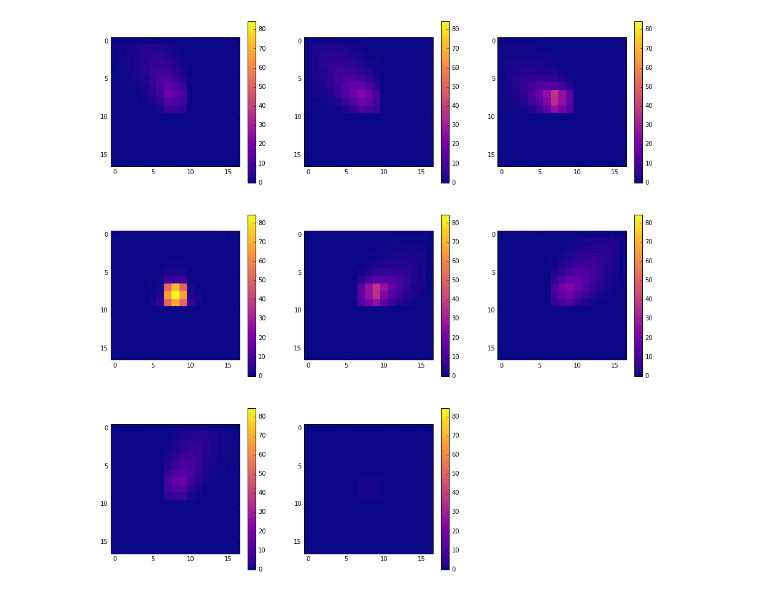
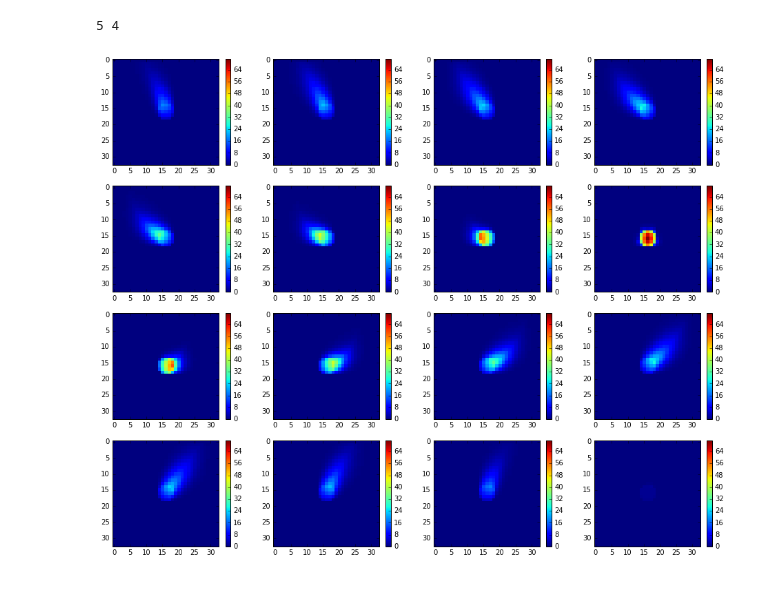
Before and after one commit to order/lcp-research, a Jupyter notebook: planes_viewer.py.ipynb, the cells around one changed output. Cells and saved outputs as stored; diff of their text form; code cells hidden in the pictures.

```diff
--- a/planes_viewer.py.ipynb
+++ b/planes_viewer.py.ipynb
@@ -42,5 +42,12 @@ NT = 9
 V = np.reshape(P[:,0],(NXY,NXY,NT))
-# %%
-plot_cube(V,cmap='plasma')
-# %% [output]
-[figure, removed]
+# %%
+NXY = 32+1
+NT = 16+1
+unarch = Unarchiver('/home/epz/scratch/plane_foo_value_iter.data')
+V = np.reshape(unarch.v, (NXY,NXY,NT))
+# %%
+#plot_cube(np.log(np.abs(V) + 1e-22))
+plot_cube(V)
+# %% [output]
+5 4
+[figure, added]
```
Also changed, not shown: parts of 1 cell of this notebook, 10 other files.
